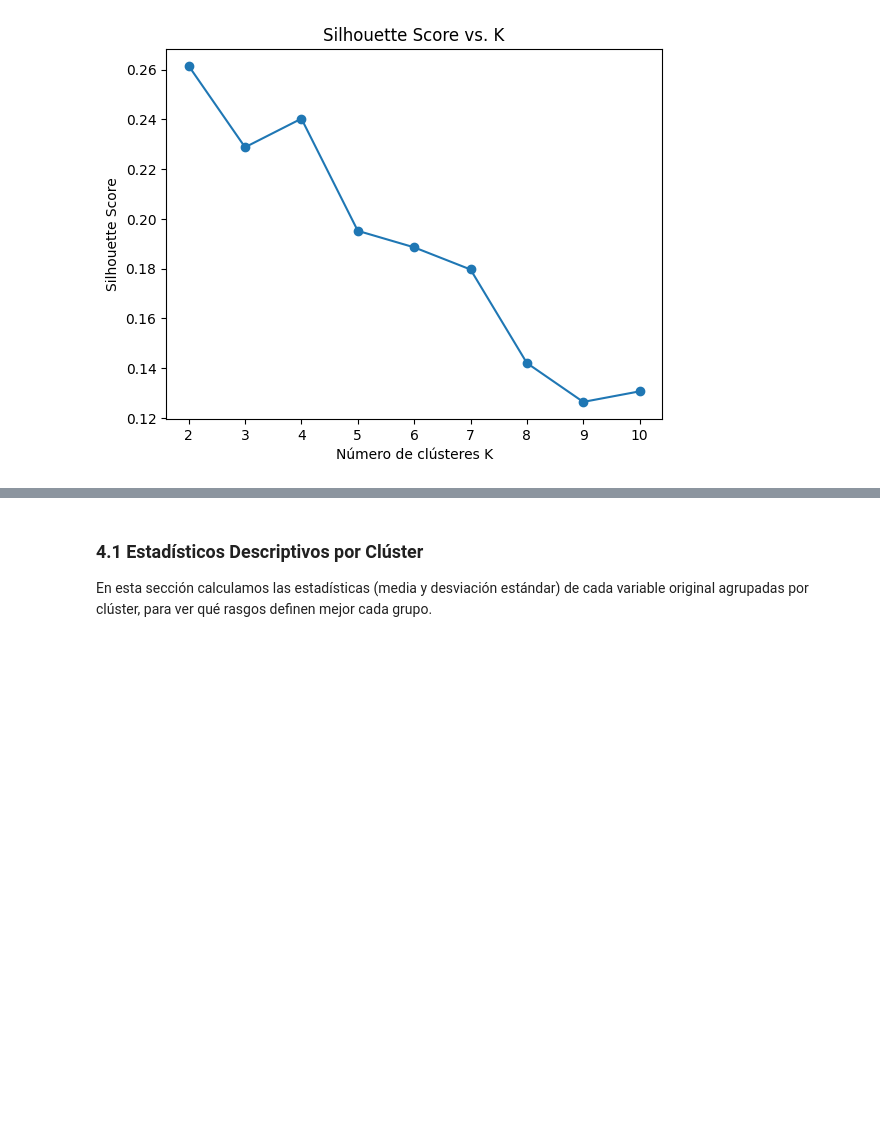
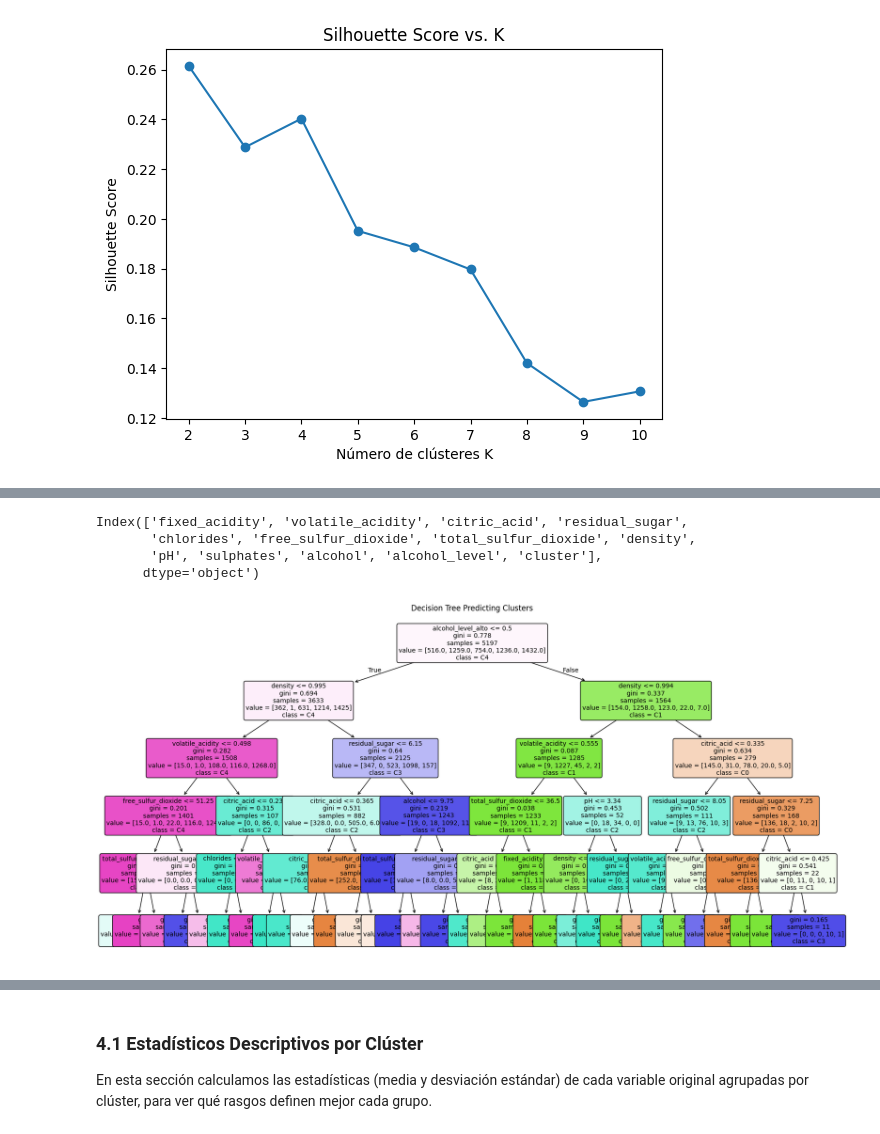
Before and after one commit to IDM4s-2025/TC2034-final-team7, a Jupyter notebook: Evidence2.ipynb, the cells around one changed output, grey strips where cells are left out. Drawn from its saved outputs; the diff is of its cells as text; code cells hidden in the pictures; blank space fills up the shorter version.

```diff
--- a/Evidence2.ipynb
+++ b/Evidence2.ipynb
@@ -144,0 +125,7 @@ Name: count, dtype: int64
+# %%
+print(df_clusters.columns)
+# %% [output]
+Index(['fixed_acidity', 'volatile_acidity', 'citric_acid', 'residual_sugar',
+       'chlorides', 'free_sulfur_dioxide', 'total_sulfur_dioxide', 'density',
+       'pH', 'sulphates', 'alcohol', 'alcohol_level', 'cluster'],
+      dtype='object')
@@ -144,0 +139,34 @@ Name: count, dtype: int64
+# %%
+from sklearn.tree import DecisionTreeClassifier, plot_tree
+from sklearn.model_selection import train_test_split
+import matplotlib.pyplot as plt
+import pandas as pd
+
+# 1. Preparar datos
+X_tree = df_clusters.drop(columns=['cluster', 'quality_cat'])
+y_tree = df_clusters['cluster']
+
+# 2. Codificar variables categóricas
+X_tree_encoded = pd.get_dummies(X_tree)
+
+# 3. Dividir datos
+Xtr, Xts, ytr, yts = train_test_split(X_tree_encoded, y_tree, test_size=0.2, random_state=42)
+
+# 4. Entrenar árbol
+dt = DecisionTreeClassifier(max_depth=5, random_state=42)
+dt.fit(Xtr, ytr)
+
+# 5. Visualizar árbol
+plt.figure(figsize=(20, 10))
+plot_tree(
+    dt,
+    feature_names=X_tree_encoded.columns,
+    class_names=[f"C{i}" for i in sorted(ytr.unique())],
+    filled=True,
+    rounded=True,
+    fontsize=10
+)
+plt.title("Decision Tree Predicting Clusters")
+plt.show()
+# %% [output]
+[figure, added]
```
Also changed, not shown: parts of 17 cells of this notebook, 1 other file.
